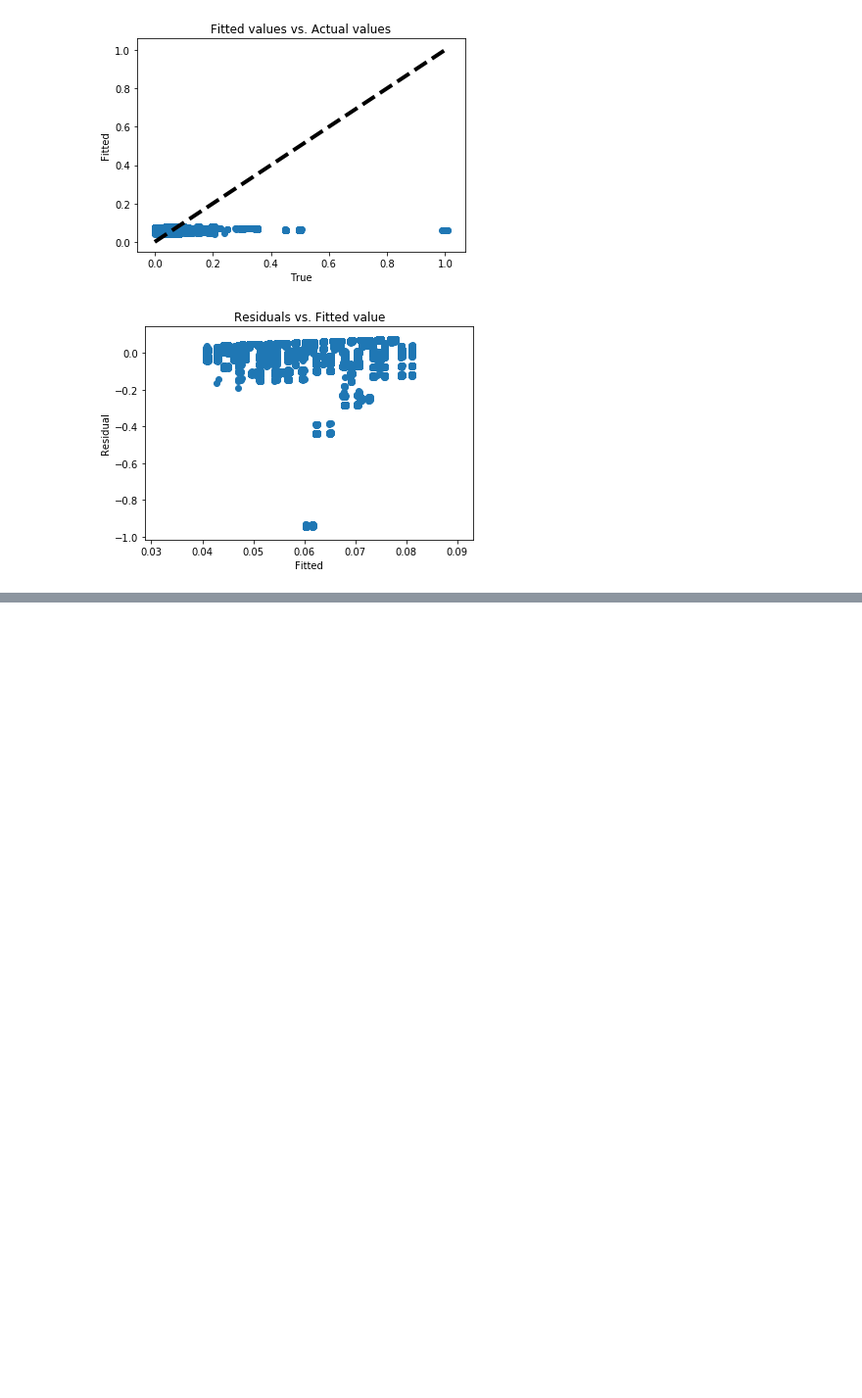
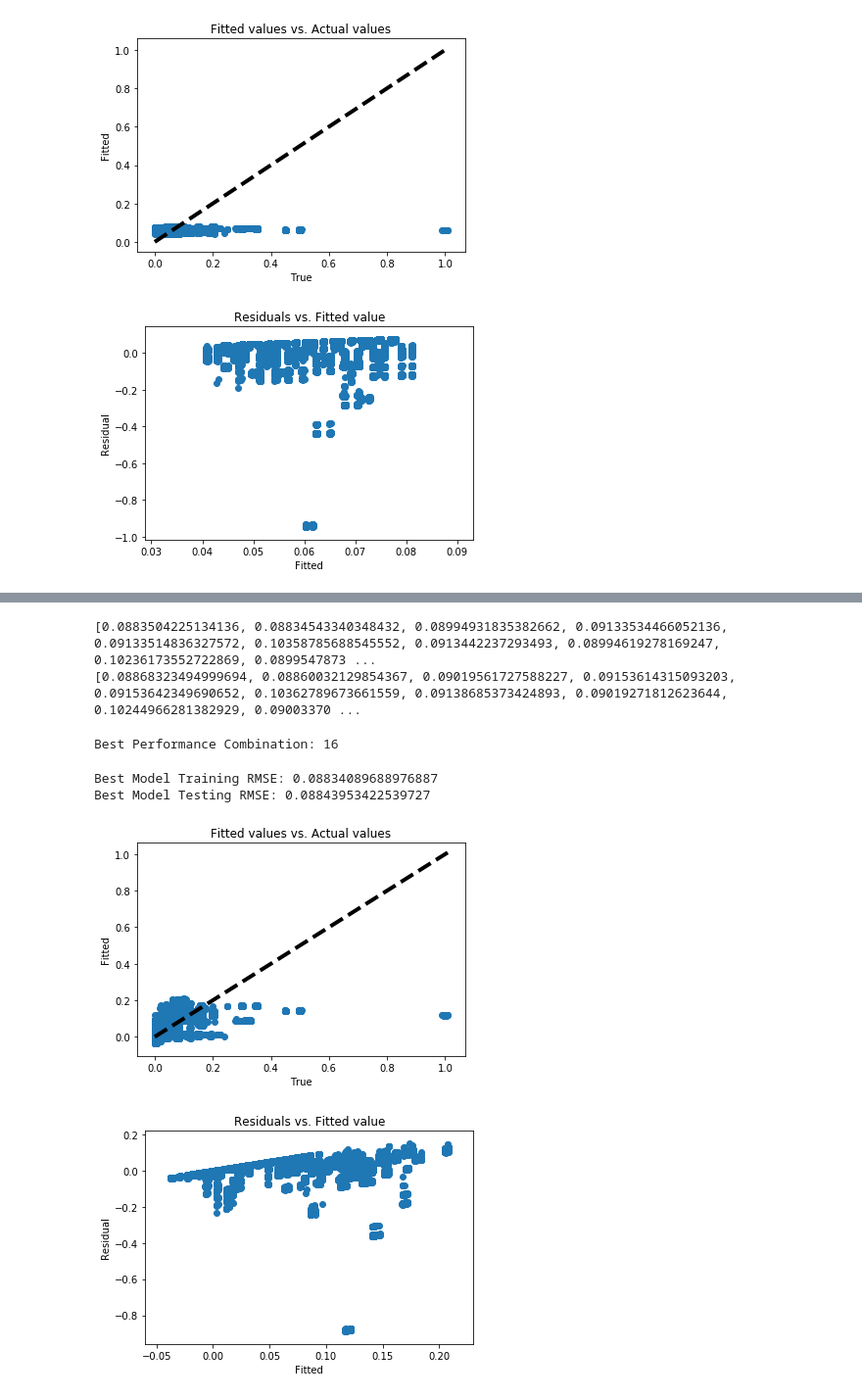
Before and after one commit to zxxia/ECE219-Large-Scale-Data-Mining, a Jupyter notebook: Project4/Project4_tairanzhu.ipynb, the cells around one changed output, grey strips where cells are left out. Shown at 98% size. Saved outputs shown, nothing was run; the diff lists cells and outputs as text; code cells hidden in the pictures; blank space fills up the shorter version.

```diff
--- a/Project4/Project4_tairanzhu.ipynb
+++ b/Project4/Project4_tairanzhu.ipynb
@@ -174,0 +249,53 @@ onehotencoding_fitted = onehotencoding.fit_transform(training)
+# %%
+print avg_train_rmse
+print avg_test_rmse
+# %% [output]
+[0.0883504225134136, 0.08834543340348432, 0.08994931835382662, 0.09133534466052136, 0.09133514836327572, 0.10358785688545552, 0.0913442237293493, 0.08994619278169247, 0.10236173552722869, 0.0899547873 ...
+[0.08868323494999694, 0.08860032129854367, 0.09019561727588227, 0.09153614315093203, 0.09153642349690652, 0.10362789673661559, 0.09138685373424893, 0.09019271812623644, 0.10244966281382929, 0.09003370 ...
+# %%
+print 'Best Performance Combination:', np.argmin(avg_test_rmse)
+# %% [output]
+Best Performance Combination: 16
+# %%
+# Using the best model to calculate training & test RMSE and plotting
+kf = KFold(n_splits=10, random_state=0, shuffle=True)
+regr = LinearRegression()
+
+labels = dataset['Size of Backup (GB)'].as_matrix()
+avg_train_rmse = []
+avg_test_rmse = []
+
+enc = OneHotEncoder(categorical_features=mask_list[16], sparse=False)
+encoded_features_16 = enc.fit_transform(training)
+
+train_mse_list = []
+test_mse_list = []
+
+# Perform linear regression
+for train_index, test_index in kf.split(encoded_features_16):
+    X_train, X_test = encoded_features[train_index], encoded_features[test_index]
+    y_train, y_test = labels[train_index], labels[test_index]
+
+    regr.fit(X_train, y_train)
+
+    # Compute mse for training set
+    y_train_pred = regr.predict(X_train)
+    train_mse_list.append(mean_squared_error(y_train, y_train_pred))
+
+    # Compute mse for test set
+    y_test_pred = regr.predict(X_test)
+    test_mse_list.append(mean_squared_error(y_test, y_test_pred))
+
+avg_train_rmse_16 = np.sqrt(np.mean(train_mse_list))
+avg_test_rmse_16 = np.sqrt(np.mean(test_mse_list))
+
+print 'Best Model Training RMSE:', avg_train_rmse_16
+print 'Best Model Testing RMSE:', avg_test_rmse_16
+# %% [output]
+Best Model Training RMSE: 0.08834089688976887
+Best Model Testing RMSE: 0.08843953422539727
+# %%
+twoplots(encoded_features_16)
+# %% [output]
+[figure, added]
+[figure, added]
```
Also changed, not shown: parts of 7 cells of this notebook.
